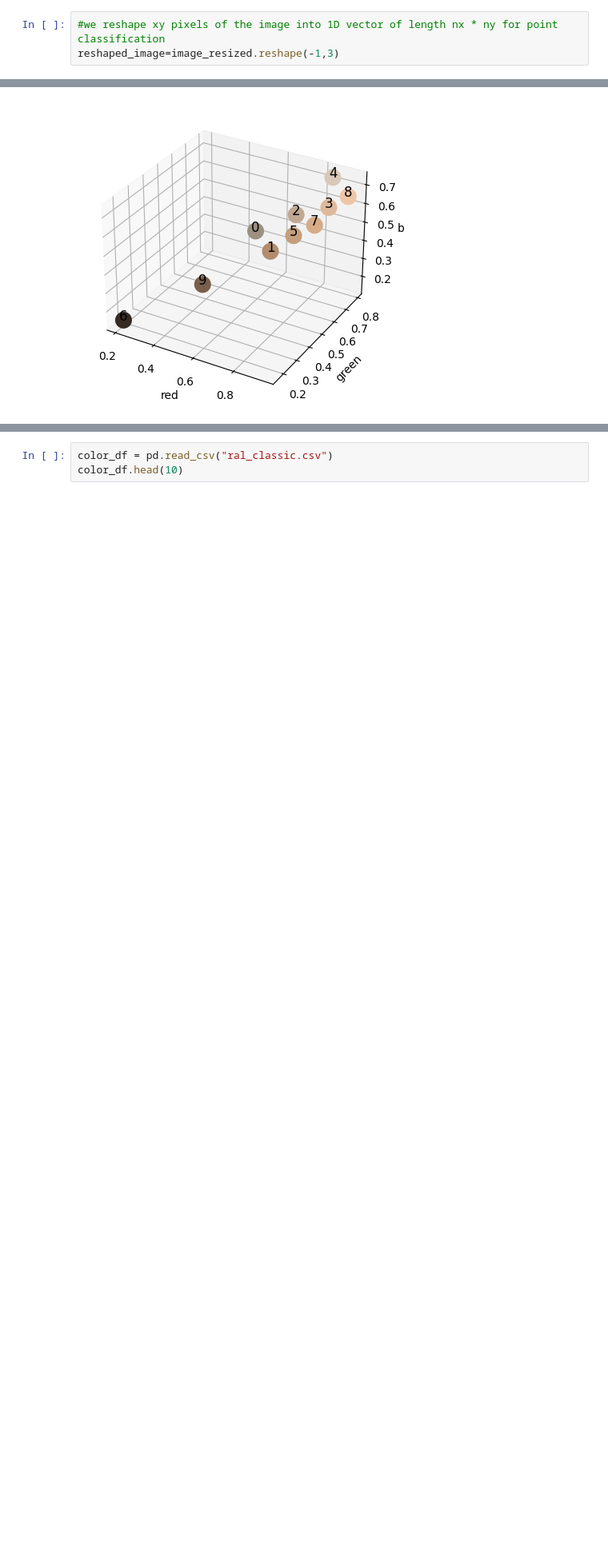
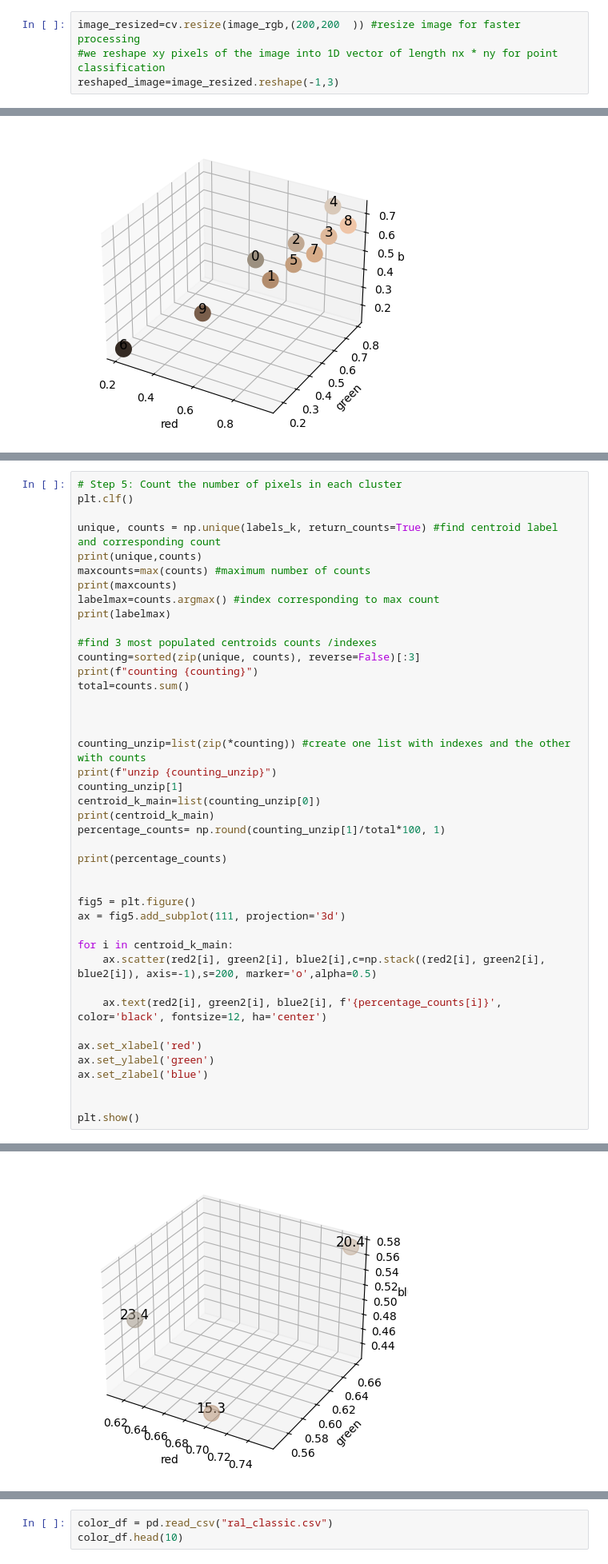
Before and after one commit to LorenzoZInna/PhotoColorFinder, a Jupyter notebook: Notebook.ipynb, the cells around one changed output, grey strips where cells are left out. Shown at 80% size. Saved outputs shown, nothing was run; the diff lists cells and outputs as text; blank space fills up the shorter version.

Commit message:
Added some functions, nhow creates 3 squares with the corresponding main clusters colors

```diff
--- a/Notebook.ipynb
+++ b/Notebook.ipynb
@@ -55,6 +56,7 @@ plt.close()
 
 # 2)
 # %%
+image_resized=cv.resize(image_rgb,(200,200  )) #resize image for faster processing
 #we reshape xy pixels of the image into 1D vector of length nx * ny for point classification
 reshaped_image=image_resized.reshape(-1,3)
 # %%
@@ -221,0 +212,43 @@ array([23.40444444, 15.335     , 20.415     , 12.22277778,  4.73527778,
+# %%
+# Step 5: Count the number of pixels in each cluster
+plt.clf()
+
+unique, counts = np.unique(labels_k, return_counts=True) #find centroid label and corresponding count
+print(unique,counts)
+maxcounts=max(counts) #maximum number of counts
+print(maxcounts)
+labelmax=counts.argmax() #index corresponding to max count
+print(labelmax)
+
+#find 3 most populated centroids counts /indexes
+counting=sorted(zip(unique, counts), reverse=False)[:3]
+print(f"counting {counting}")
+total=counts.sum()
+
+
+
+counting_unzip=list(zip(*counting)) #create one list with indexes and the other with counts
+print(f"unzip {counting_unzip}")
+counting_unzip[1]
+centroid_k_main=list(counting_unzip[0])
+print(centroid_k_main)
+percentage_counts= np.round(counting_unzip[1]/total*100, 1)
+
+print(percentage_counts)
+
+
+fig5 = plt.figure()
+ax = fig5.add_subplot(111, projection='3d')
+
+for i in centroid_k_main:
+    ax.scatter(red2[i], green2[i], blue2[i],c=np.stack((red2[i], green2[i], blue2[i]), axis=-1),s=200, marker='o',alpha=0.5)
+
+    ax.text(red2[i], green2[i], blue2[i], f'{percentage_counts[i]}', color='black', fontsize=12, ha='center')
+
+ax.set_xlabel('red')
+ax.set_ylabel('green')
+ax.set_zlabel('blue')
+
+
+plt.show()
+# %% [output]
@@ -221,0 +263 @@ array([23.40444444, 15.335     , 20.415     , 12.22277778,  4.73527778,
+[figure, added]
```
Also changed, not shown: parts of 10 cells of this notebook.
